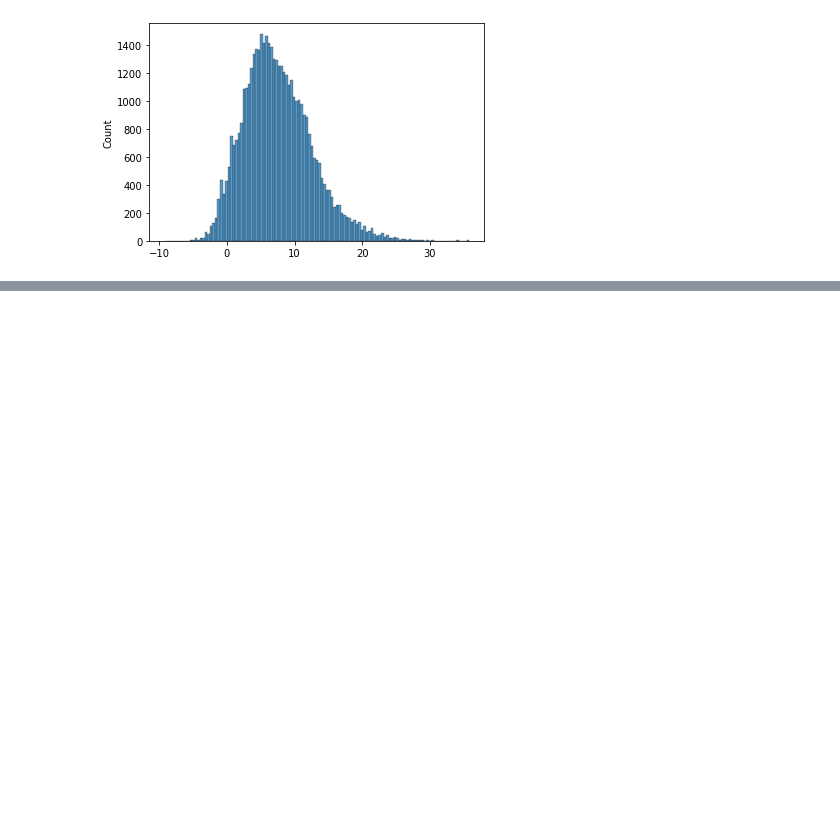
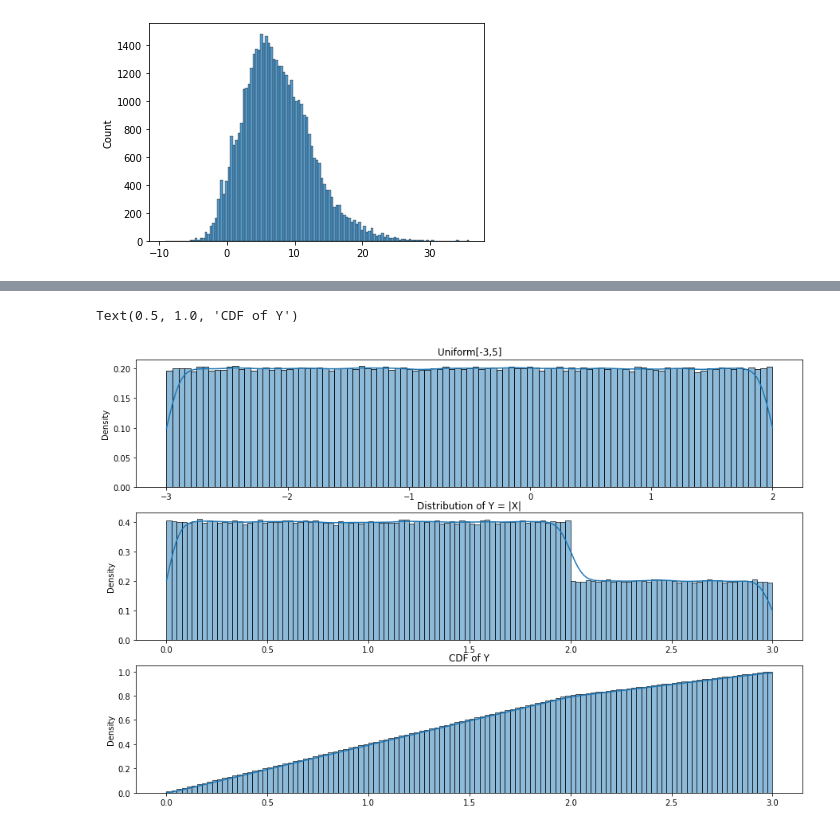
Before and after one commit to p4arth/Statistics, a Jupyter notebook: FunctionsOfRv's.ipynb, the cells around one changed output, grey strips where cells are left out. Saved outputs shown, nothing was run; the diff lists cells and outputs as text; code cells hidden in the pictures; blank space fills up the shorter version.

```diff
--- a/FunctionsOfRv's.ipynb
+++ b/FunctionsOfRv's.ipynb
@@ -63,0 +73,16 @@ print(x)
+# %%
+fig, axs = plt.subplots(3, figsize=(15, 10))
+
+X = stats.uniform.rvs(-3,5, size = 1000000)
+sns.histplot(X,ax = axs[0], kde= True,stat='density')
+axs[0].set_title('Uniform[-3,5]')
+
+Y = [abs(x) for x in X]
+sns.histplot(Y,ax = axs[1], kde= True, stat='density')
+axs[1].set_title('Distribution of Y = |X|')
+
+sns.histplot(Y,ax = axs[2], kde= True, cumulative=True,stat='density')
+axs[2].set_title('CDF of Y')
+# %% [output]
+Text(0.5, 1.0, 'CDF of Y')
+[figure, added]
```
Also changed, not shown: parts of 4 cells of this notebook.
